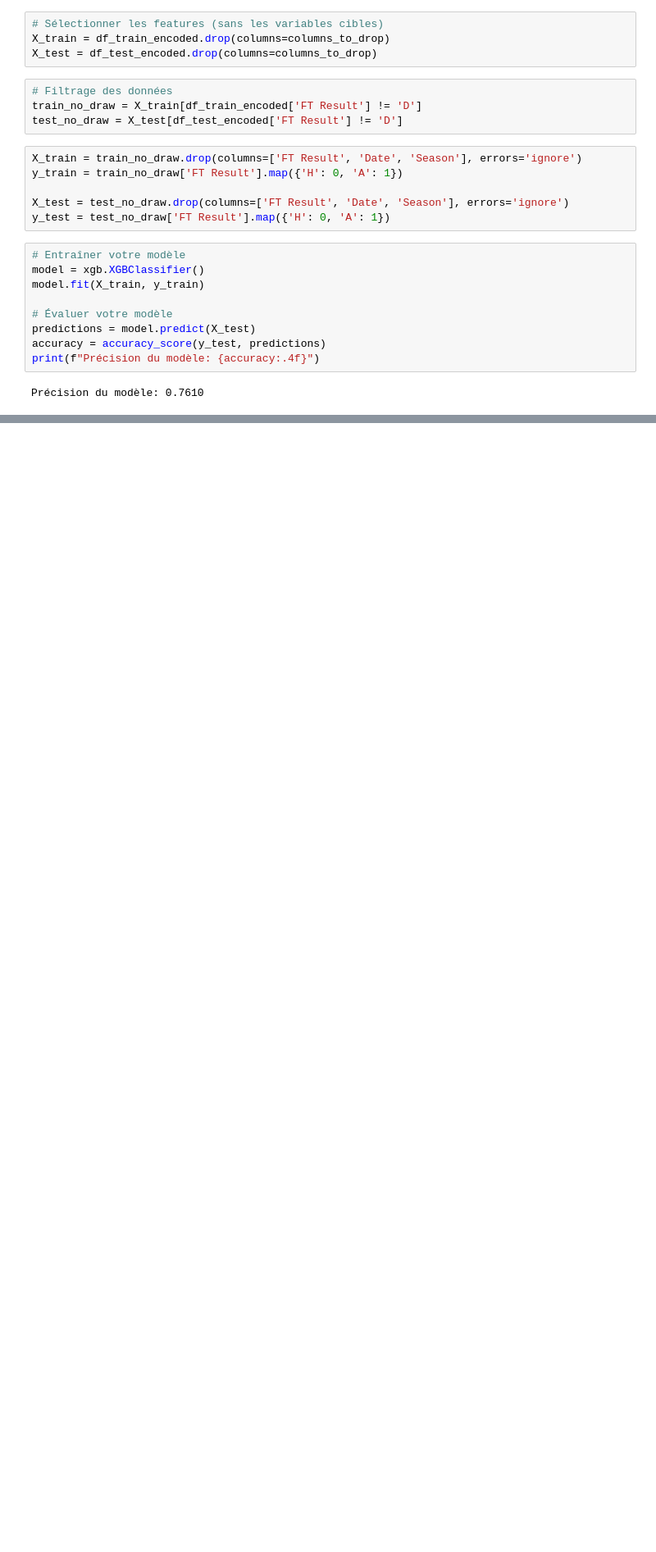
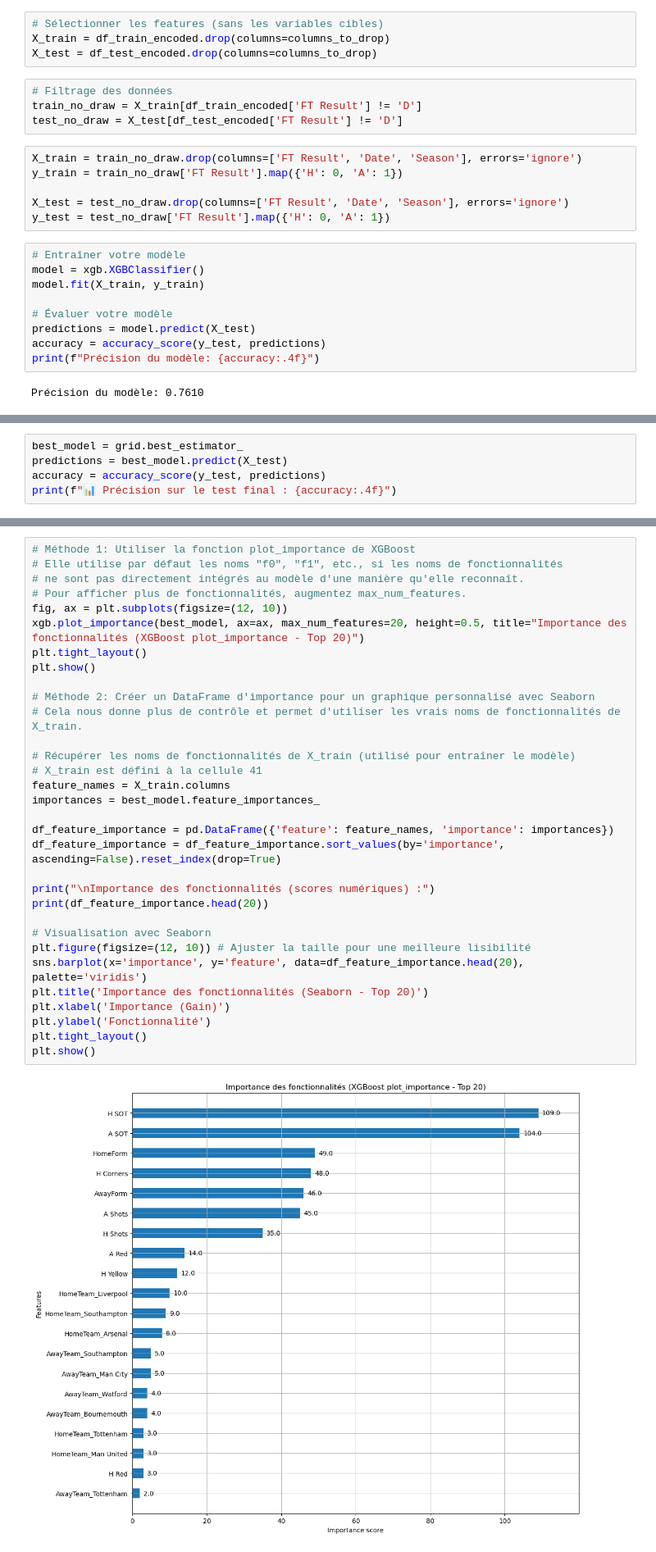
Before and after one commit to HansHemsey/soccer, a Jupyter notebook: binary_forecasting.ipynb, the cells around one changed output, grey strips where cells are left out. Shown at 82% size. Saved outputs shown, nothing was run; the diff lists cells and outputs as text; blank space fills up the shorter version.

Commit message:
Ajout de la plot_importance avec XGBoost + Courbe ROC + Score AUC

```diff
--- a/binary_forecasting.ipynb
+++ b/binary_forecasting.ipynb
@@ -195,0 +232,5 @@ Précision du modèle: 0.7610
+# %%
+best_model = grid.best_estimator_
+predictions = best_model.predict(X_test)
+accuracy = accuracy_score(y_test, predictions)
+print(f"📊 Précision sur le test final : {accuracy:.4f}")
@@ -195,0 +239,34 @@ Précision du modèle: 0.7610
+# %%
+# Méthode 1: Utiliser la fonction plot_importance de XGBoost
+# Elle utilise par défaut les noms "f0", "f1", etc., si les noms de fonctionnalités
+# ne sont pas directement intégrés au modèle d'une manière qu'elle reconnaît.
+# Pour afficher plus de fonctionnalités, augmentez max_num_features.
+fig, ax = plt.subplots(figsize=(12, 10))
+xgb.plot_importance(best_model, ax=ax, max_num_features=20, height=0.5, title="Importance des fonctionnalités (XGBoost plot_importance - Top 20)")
+plt.tight_layout()
+plt.show()
+
+# Méthode 2: Créer un DataFrame d'importance pour un graphique personnalisé avec Seaborn
+# Cela nous donne plus de contrôle et permet d'utiliser les vrais noms de fonctionnalités de X_train.
+
+# Récupérer les noms de fonctionnalités de X_train (utilisé pour entraîner le modèle)
+# X_train est défini à la cellule 41
+feature_names = X_train.columns
+importances = best_model.feature_importances_
+
+df_feature_importance = pd.DataFrame({'feature': feature_names, 'importance': importances})
+df_feature_importance = df_feature_importance.sort_values(by='importance', ascending=False).reset_index(drop=True)
+
+print("\nImportance des fonctionnalités (scores numériques) :")
+print(df_feature_importance.head(20))
+
+# Visualisation avec Seaborn
+plt.figure(figsize=(12, 10)) # Ajuster la taille pour une meilleure lisibilité
+sns.barplot(x='importance', y='feature', data=df_feature_importance.head(20), palette='viridis')
+plt.title('Importance des fonctionnalités (Seaborn - Top 20)')
+plt.xlabel('Importance (Gain)')
+plt.ylabel('Fonctionnalité')
+plt.tight_layout()
+plt.show()
+# %% [output]
+[figure, added]
```
Also changed, not shown: parts of 7 cells of this notebook.
